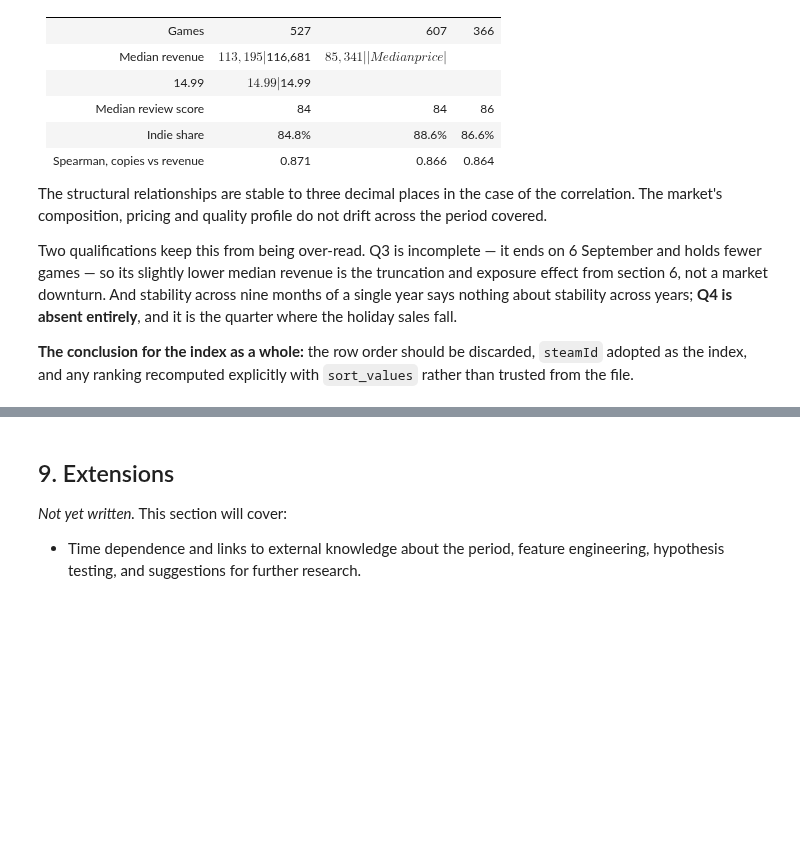
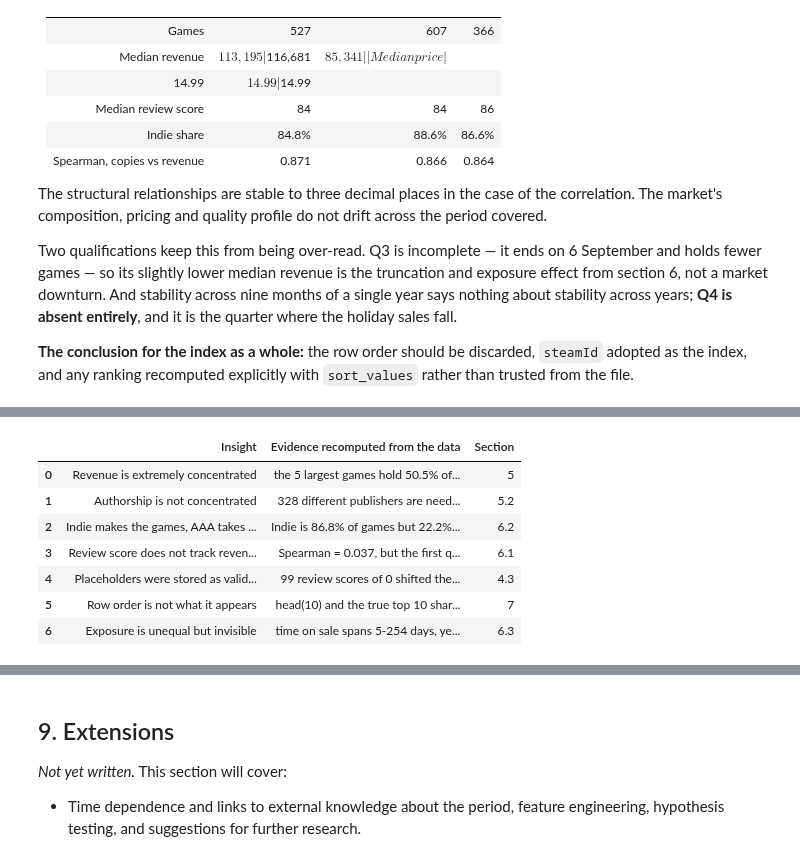
Before and after one commit to shonmazon/Data_Science, a Jupyter notebook: assignment1-eda/notebooks/steam_2024_eda.ipynb, the cells around one changed output, grey strips where cells are left out. Drawn from its saved outputs; the diff is of its cells as text; code cells hidden in the pictures; blank space fills up the shorter version.

```diff
--- a/assignment1-eda/notebooks/steam_2024_eda.ipynb
+++ b/assignment1-eda/notebooks/steam_2024_eda.ipynb
@@ -1725,0 +1737,44 @@ sales fall.
+# %%
+top_five_share = featured_games.nlargest(5, "revenue")["revenue"].sum() / featured_games["revenue"].sum()
+publishers_for_half = int((expand_entity_column(featured_games, "publishers").value_counts().cumsum()
+                           / len(expand_entity_column(featured_games, "publishers")) < 0.5).sum() + 1)
+class_totals = featured_games.groupby("plotClass", observed=True)["revenue"].sum()
+indie_revenue_share = class_totals["Indie"] / class_totals.sum()
+indie_game_share = (featured_games["plotClass"] == "Indie").mean()
+score_vs_revenue = featured_games["reviewScore"].corr(featured_games["revenue"], method="spearman")
+review_first_quartile = featured_games["reviewScore"].quantile(0.25)
+placeholder_count = int((steam_games["reviewScore"] == 0).sum())
+mean_shift = featured_games["reviewScore"].mean() - steam_games["reviewScore"].mean()
+head_overlap = len(set(steam_games.head(10)["name"]) & set(steam_games.nlargest(10, "revenue")["name"]))
+exposure_span = (featured_games["daysOnSale"].min(), featured_games["daysOnSale"].max())
+below_mean = (featured_games["revenue"] < featured_games["revenue"].mean()).mean()
+
+findings_ledger = pd.DataFrame(
+    [
+        ("Revenue is extremely concentrated",
+         f"the 5 largest games hold {top_five_share:.1%} of all revenue; {below_mean:.1%} of games earn below the mean", "5"),
+        ("Authorship is not concentrated",
+         f"{publishers_for_half} different publishers are needed to cover half the games", "5.2"),
+        ("Indie makes the games, AAA takes the money",
+         f"Indie is {indie_game_share:.1%} of games but {indie_revenue_share:.1%} of revenue", "6.2"),
+        ("Review score does not track revenue here",
+         f"Spearman = {score_vs_revenue:.3f}, but the first quartile of scores is already {review_first_quartile:.0f}", "6.1"),
+        ("Placeholders were stored as valid numbers",
+         f"{placeholder_count} review scores of 0 shifted the mean by {mean_shift:+.1f} points", "4.3"),
+        ("Row order is not what it appears",
+         f"head(10) and the true top 10 share {head_overlap} games", "7"),
+        ("Exposure is unequal but invisible",
+         f"time on sale spans {exposure_span[0]}-{exposure_span[1]} days, yet median revenue is flat by month", "6.3"),
+    ],
+    columns=["Insight", "Evidence recomputed from the data", "Section"],
+)
+findings_ledger
+# %% [output]
+|  | Insight | Evidence recomputed from the data | Section |
+| 0 | Revenue is extremely concentrated | the 5 largest games hold 50.5% of... | 5 |
+| 1 | Authorship is not concentrated | 328 different publishers are need... | 5.2 |
+| 2 | Indie makes the games, AAA takes ... | Indie is 86.8% of games but 22.2%... | 6.2 |
+| 3 | Review score does not track reven... | Spearman = 0.037, but the first q... | 6.1 |
+| 4 | Placeholders were stored as valid... | 99 review scores of 0 shifted the... | 4.3 |
+| 5 | Row order is not what it appears | head(10) and the true top 10 shar... | 7 |
+| 6 | Exposure is unequal but invisible | time on sale spans 5-254 days, ye... | 6.3 |
```
Also changed, not shown: parts of 6 cells of this notebook.
